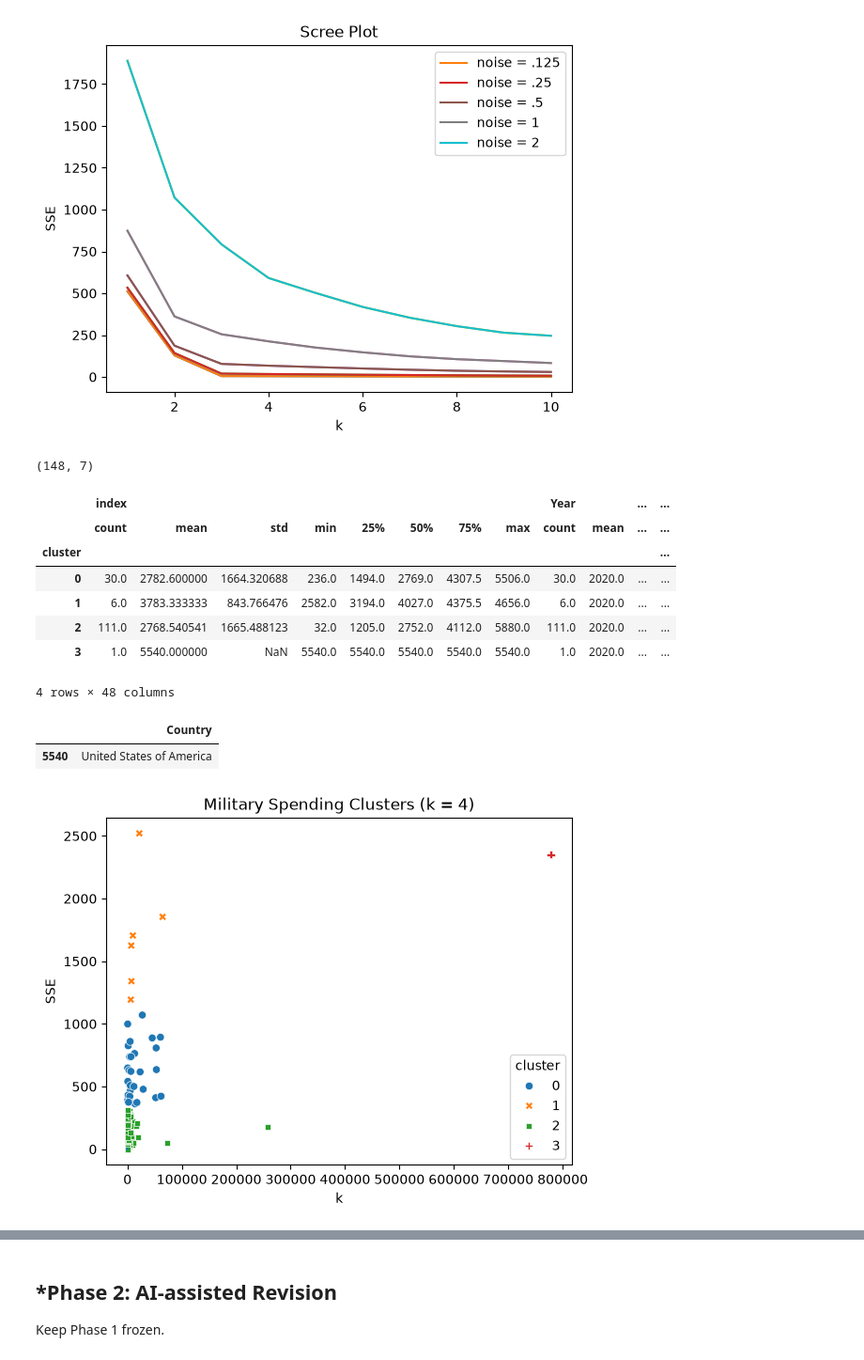
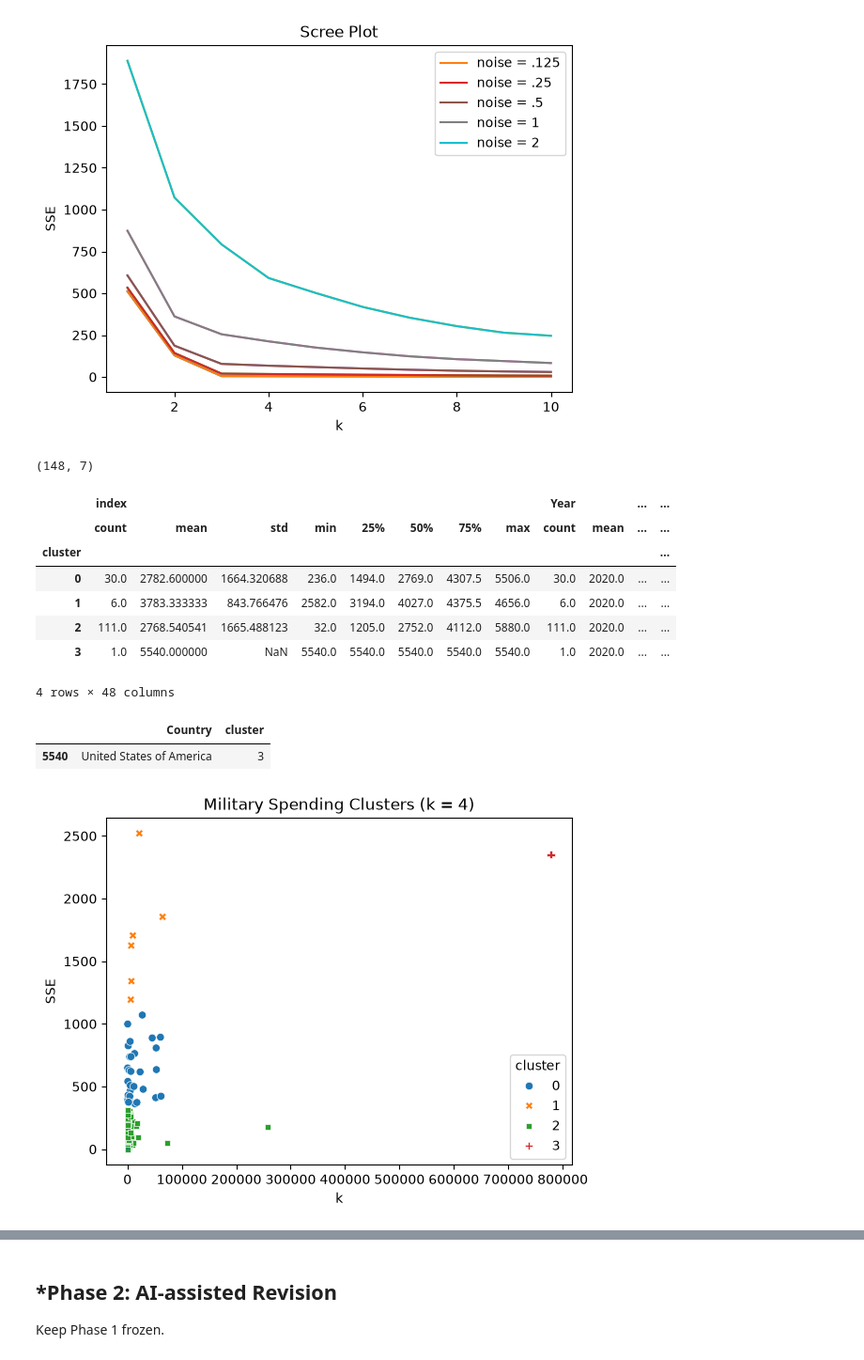
Before and after one commit to noahweinstein777/A04-clustering, a Jupyter notebook: notebook.ipynb, the cells around one changed output, grey strips where cells are left out. Shown at 94% size. Drawn from its saved outputs; the diff is of its cells as text; code cells hidden in the pictures.

```diff
--- a/notebook.ipynb
+++ b/notebook.ipynb
@@ -180,35 +180,35 @@ model = KMeans(n_clusters=4, n_init=10, random_state=0).fit(X)
 df["cluster"] = model.labels_
 ax = sns.scatterplot(
     data=df,
     x="Spending (2020 USD)",
     y="Spending per Capita",
     hue="cluster",
     style="cluster",
     palette="tab10",
 )
 placeholder_variable = ax.set(title="Military Spending Clusters (k = 4)") # placeholder so it doesn't output random stuff
 
 #Now, the describe table
 
 display(df.groupby("cluster").describe())
 #Find the US
 
 df.loc[df["Country"].str.contains("United States"), ["Country", "cluster"]]
-df.loc[df["cluster"] == 3, ["Country"]]
+
 
 
 #I notice that the clusters are very uneven in size -- some have as low as 1 and 6, while the largest has 111. The spending per capita is also quite varied.
-# The united states is in group 3, the largest one.
+# The united states is in group 2, making it the sole one in that group. Interesting finding
 # %% [output]
 (148, 7)
 |  | index |  |  |  |  |  |  |  | Year |  | ... | ... |
 |  | count | mean | std | min | 25% | 50% | 75% | max | count | mean | ... | ... |
 | cluster |  |  |  |  |  |  |  |  |  |  |  | ... |
 | 0 | 30.0 | 2782.600000 | 1664.320688 | 236.0 | 1494.0 | 2769.0 | 4307.5 | 5506.0 | 30.0 | 2020.0 | ... | ... |
 | 1 | 6.0 | 3783.333333 | 843.766476 | 2582.0 | 3194.0 | 4027.0 | 4375.5 | 4656.0 | 6.0 | 2020.0 | ... | ... |
 | 2 | 111.0 | 2768.540541 | 1665.488123 | 32.0 | 1205.0 | 2752.0 | 4112.0 | 5880.0 | 111.0 | 2020.0 | ... | ... |
 | 3 | 1.0 | 5540.000000 | NaN | 5540.0 | 5540.0 | 5540.0 | 5540.0 | 5540.0 | 1.0 | 2020.0 | ... | ... |
 4 rows × 48 columns
-|  | Country |
-| 5540 | United States of America |
+|  | Country | cluster |
+| 5540 | United States of America | 3 |
 [figure]
```
Also changed, not shown: parts of 7 cells of this notebook.
